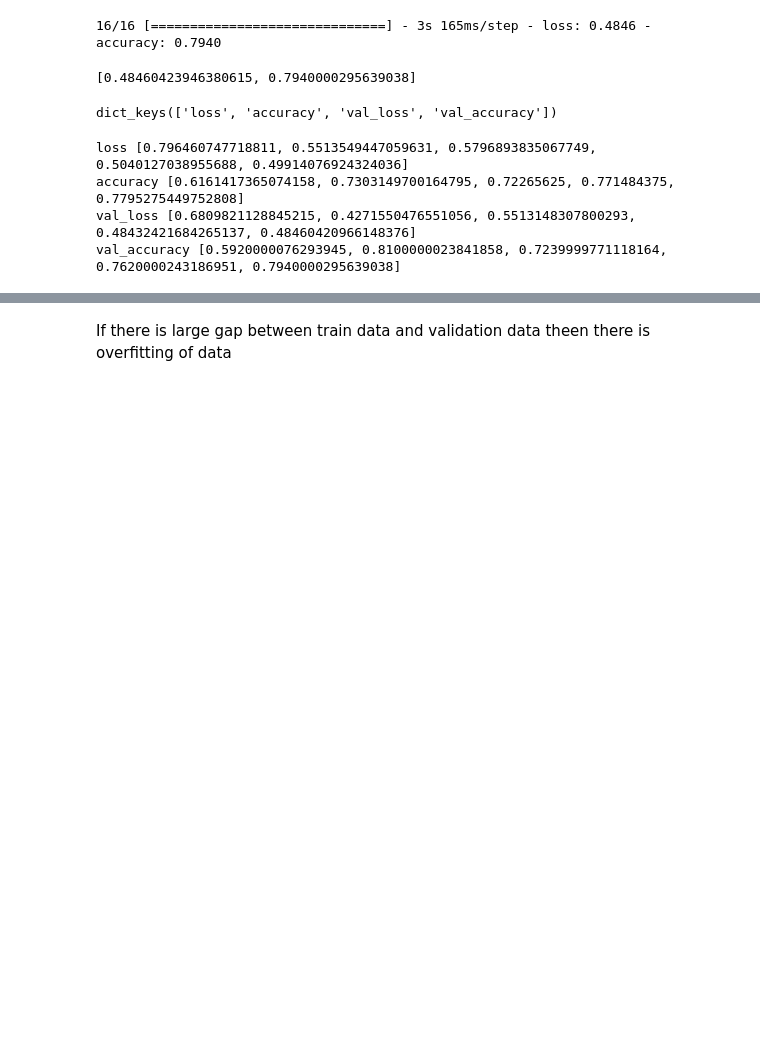
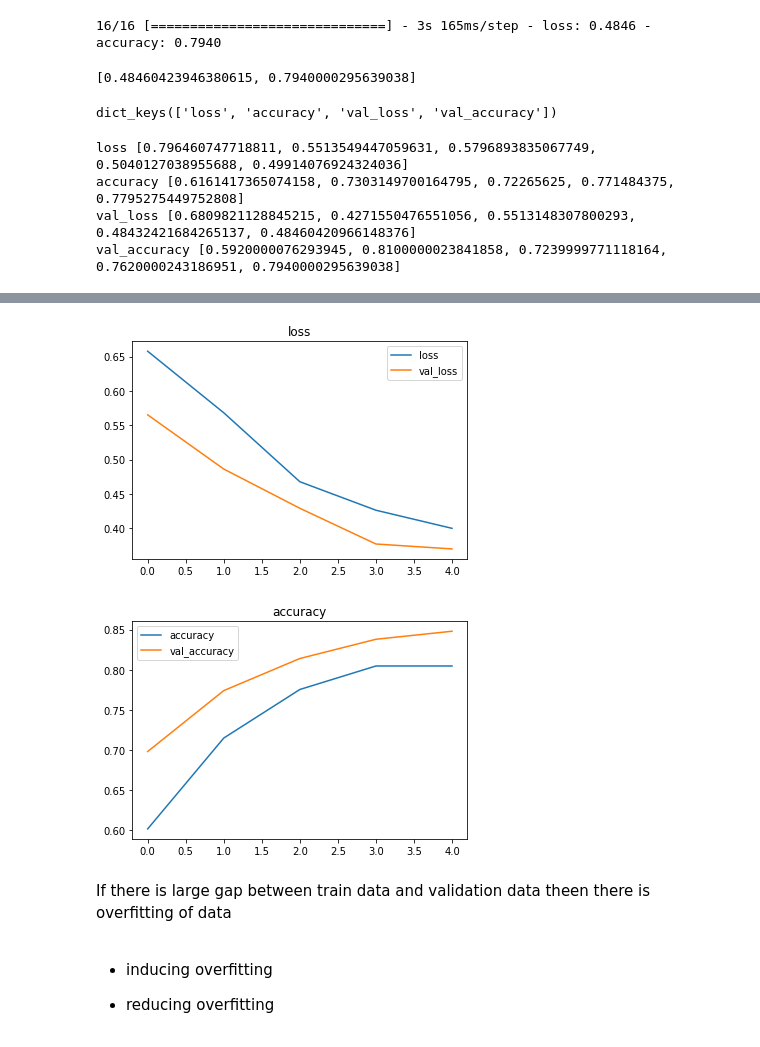
Before and after one commit to KrishnaSChavan/MachineLearning, a Jupyter notebook: CNN_1.ipynb, the cells around one changed output, grey strips where cells are left out. Drawn from its saved outputs; the diff is of its cells as text; code cells hidden in the pictures; blank space fills up the shorter version.

```diff
--- a/CNN_1.ipynb
+++ b/CNN_1.ipynb
@@ -631,2 +623,11 @@ loss_curve(history)
+# %%
+loss_curve(history6)
+# %% [output]
+[figure, added]
+[figure, added]
 # %% [markdown]
 If there is large gap between train data and validation data theen there is overfitting of data
+# %% [markdown]
+* inducing overfitting
+
+* reducing overfitting
```
Also changed, not shown: parts of 17 cells of this notebook.
